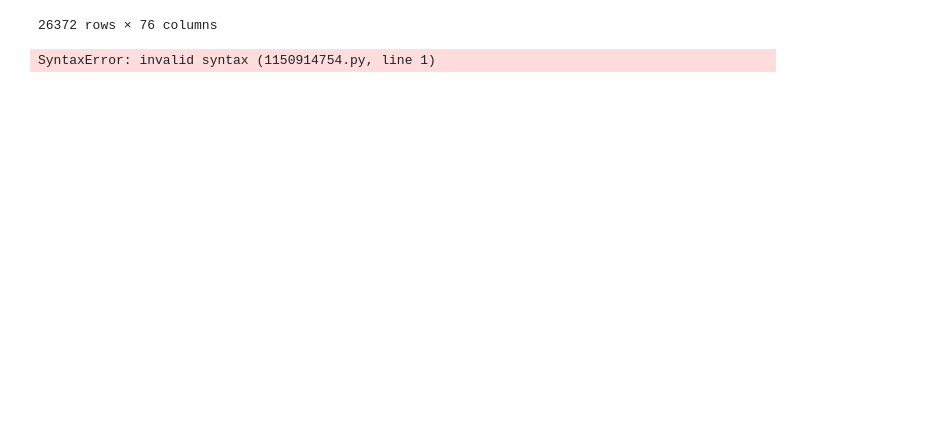
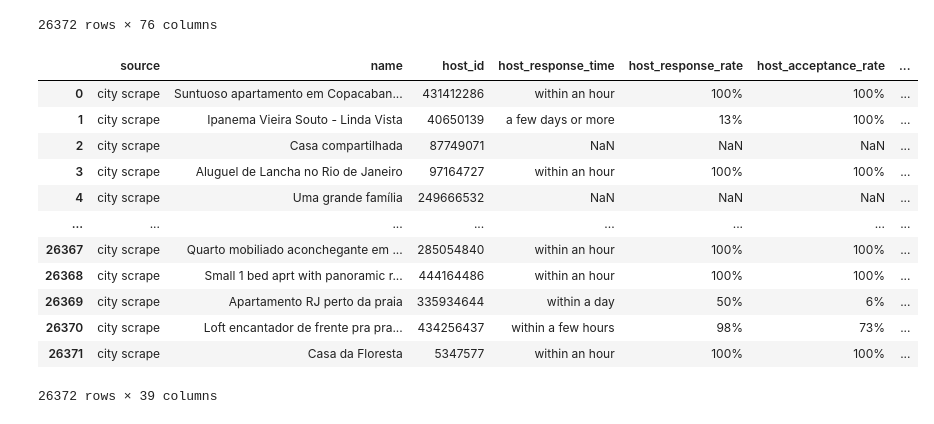
Before and after one commit to MaferLedmar/Reto_Airbnb, a Jupyter notebook: limpieza.ipynb, the cells around one changed output. Cells and saved outputs as stored; diff of their text form; code cells hidden in the pictures; blank space fills up the shorter version.

```diff
--- a/limpieza.ipynb
+++ b/limpieza.ipynb
@@ -23,7 +23,21 @@ df
 | 26370 | 715000000000000000.0 | https://www.airbnb.com/rooms/7154... | 20200000000000.0 | 22/09/22 | city scrape | Loft encantador de frente pra pra... | Extremamente bem centralizado, o ... | NaN | ... |
 | 26371 | 716000000000000000.0 | https://www.airbnb.com/rooms/7155... | 20200000000000.0 | 21/09/22 | city scrape | Casa da Floresta | Relaxe neste espaço calmo e cheio... | NaN | ... |
 26372 rows × 76 columns
-# %%
-df.astype(('instant_bookable':int)).dtypes
-# %% [output]
-SyntaxError: invalid syntax (1150914754.py, line 1)
+# %%
+#Seleccionamos solo las columnas que utilizaremos para este análisis y crearemos un nuevo dataframe
+df2 = df.loc[:, ['source','name', 'host_id','host_response_time','host_response_rate','host_acceptance_rate','host_is_superhost','host_listings_count','host_total_listings_count','host_identity_verified', 'neighbourhood','neighbourhood_cleansed','latitude','longitude','property_type','room_type','accommodates', 'bathrooms_text', 'bedrooms', 'beds', 'amenities', 'price', 'minimum_nights', 'maximum_nights', 'number_of_reviews', 'number_of_reviews_lastyear', 'number_of_reviews_last30', 'review_scores_rating', 'review_scores_accuracy', 'review_scores_cleanliness', 'review_scores_checkin', 'review_scores_communication', 'review_scores_location', 'review_scores_value', 'instant_bookable', 'calculated_host_listings_count', 'calculated_host_listings_count_entire_homes', 'calculated_host_listings_count_private_rooms', 'calculated_host_listings_count_shared_rooms']]
+df2
+# %% [output]
+|  | source | name | host_id | host_response_time | host_response_rate | host_acceptance_rate | ... |
+| 0 | city scrape | Suntuoso apartamento em Copacaban... | 431412286 | within an hour | 100% | 100% | ... |
+| 1 | city scrape | Ipanema Vieira Souto - Linda Vista | 40650139 | a few days or more | 13% | 100% | ... |
+| 2 | city scrape | Casa compartilhada | 87749071 | NaN | NaN | NaN | ... |
+| 3 | city scrape | Aluguel de Lancha no Rio de Janeiro | 97164727 | within an hour | 100% | 100% | ... |
+| 4 | city scrape | Uma grande família | 249666532 | NaN | NaN | NaN | ... |
+| ... | ... | ... | ... | ... | ... | ... | ... |
+| 26367 | city scrape | Quarto mobiliado aconchegante em ... | 285054840 | within an hour | 100% | 100% | ... |
+| 26368 | city scrape | Small 1 bed aprt with panoramic r... | 444164486 | within an hour | 100% | 100% | ... |
+| 26369 | city scrape | Apartamento RJ perto da praia | 335934644 | within a day | 50% | 6% | ... |
+| 26370 | city scrape | Loft encantador de frente pra pra... | 434256437 | within a few hours | 98% | 73% | ... |
+| 26371 | city scrape | Casa da Floresta | 5347577 | within an hour | 100% | 100% | ... |
+26372 rows × 39 columns
```
Also changed, not shown: parts of 2 cells of this notebook.
